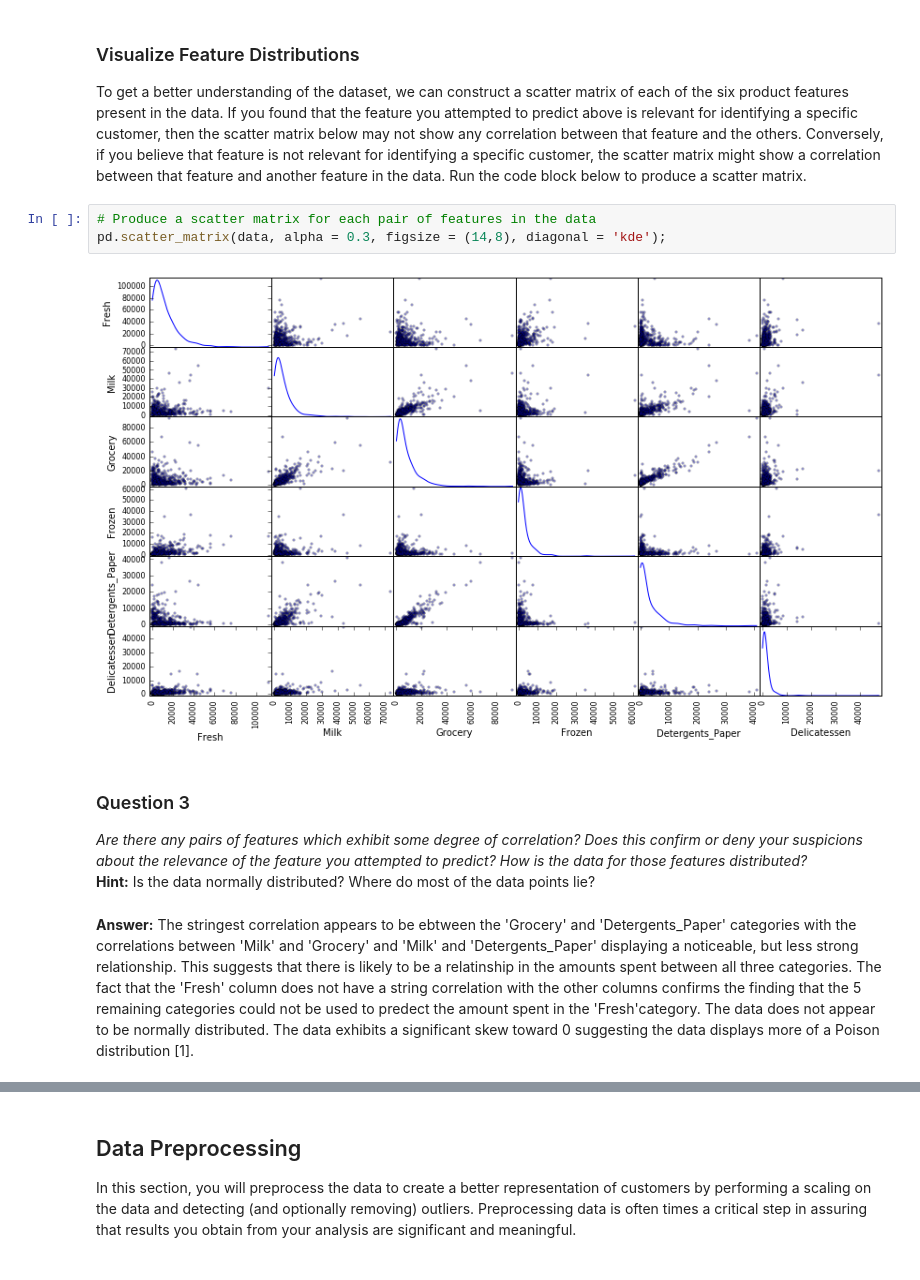
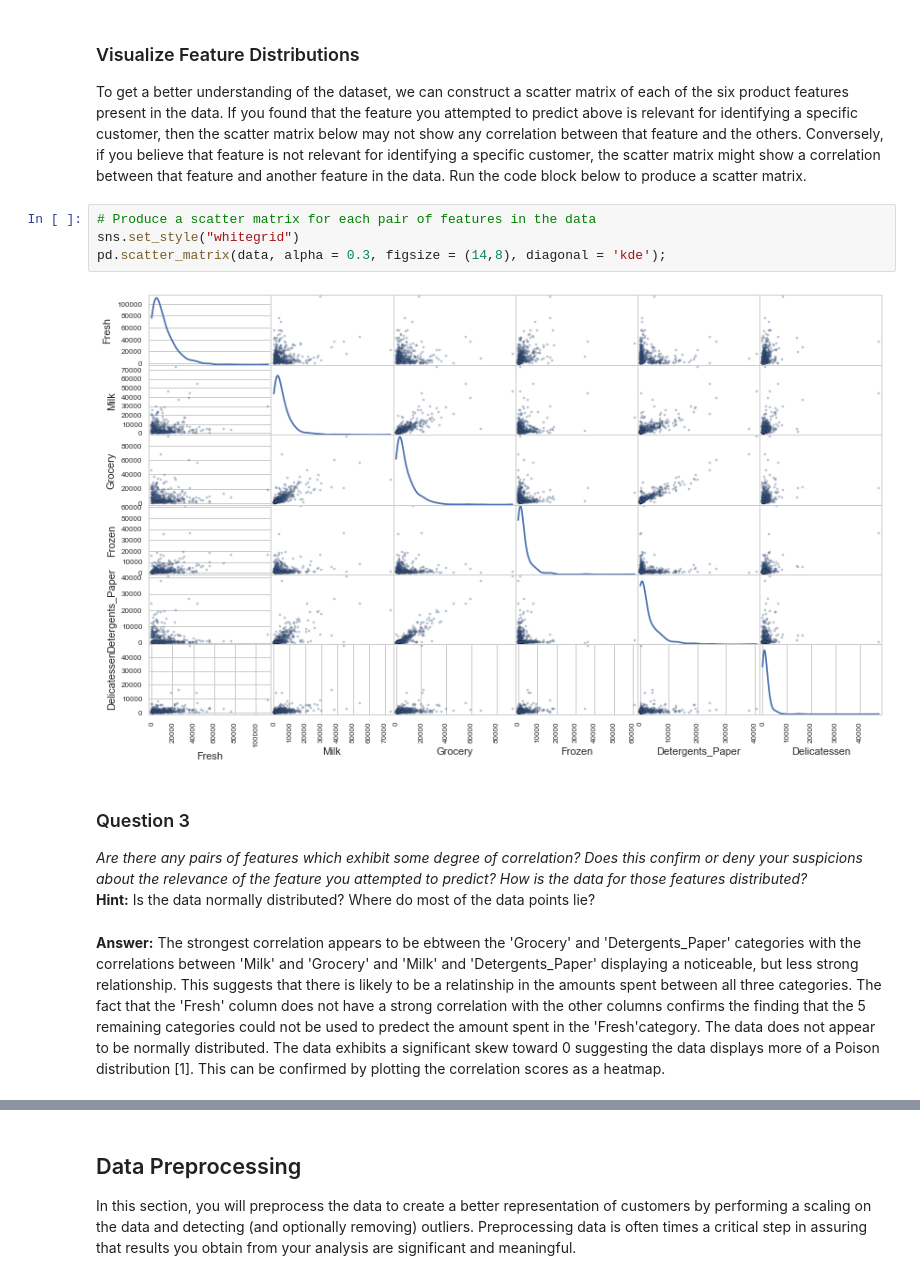
Before and after one commit to eminnett/ml-nanodegree-customer-segments, a Jupyter notebook: customer_segments.ipynb, the cells around one changed output, grey strips where cells are left out. Cells and saved outputs as stored; diff of their text form.

Commit message:
Feat: Update the IPython Notebook to include the reviewer suggestions

```diff
--- a/customer_segments.ipynb
+++ b/customer_segments.ipynb
@@ -127,12 +149,13 @@ The coefficinet of detrmination is: -0.385749710204
 To get a better understanding of the dataset, we can construct a scatter matrix of each of the six product features present in the data. If you found that the feature you attempted to predict above is relevant for identifying a specific customer, then the scatter matrix below may not show any correlation between that feature and the others. Conversely, if you believe that feature is not relevant for identifying a specific customer, the scatter matrix might show a correlation between that feature and another feature in the data. Run the code block below to produce a scatter matrix.
 # %%
 # Produce a scatter matrix for each pair of features in the data
+sns.set_style("whitegrid")
 pd.scatter_matrix(data, alpha = 0.3, figsize = (14,8), diagonal = 'kde');
 # %% [output]
-[figure, old version]
+[figure, new version]
 # %% [markdown]
 ### Question 3
 *Are there any pairs of features which exhibit some degree of correlation? Does this confirm or deny your suspicions about the relevance of the feature you attempted to predict? How is the data for those features distributed?*
 **Hint:** Is the data normally distributed? Where do most of the data points lie?
 # %% [markdown]
-**Answer:** The stringest correlation appears to be ebtween the 'Grocery' and 'Detergents_Paper' categories with the correlations between 'Milk' and 'Grocery' and 'Milk' and 'Detergents_Paper' displaying a noticeable, but less strong relationship. This suggests that there is likely to be a relatinship in the amounts spent between all three categories. The fact that the 'Fresh' column does not have a string correlation with the other columns confirms the finding that the 5 remaining categories could not be used to predect the amount spent in the 'Fresh'category. The data does not appear to be normally distributed. The data exhibits a significant skew toward 0 suggesting the data displays more of a Poison distribution [1].
+**Answer:** The strongest correlation appears to be ebtween the 'Grocery' and 'Detergents_Paper' categories with the correlations between 'Milk' and 'Grocery' and 'Milk' and 'Detergents_Paper' displaying a noticeable, but less strong relationship. This suggests that there is likely to be a relatinship in the amounts spent between all three categories. The fact that the 'Fresh' column does not have a strong correlation with the other columns confirms the finding that the 5 remaining categories could not be used to predect the amount spent in the 'Fresh'category. The data does not appear to be normally distributed. The data exhibits a significant skew toward 0 suggesting the data displays more of a Poison distribution [1]. This can be confirmed by plotting the correlation scores as a heatmap.
```
Also changed, not shown: parts of 13 cells of this notebook.
